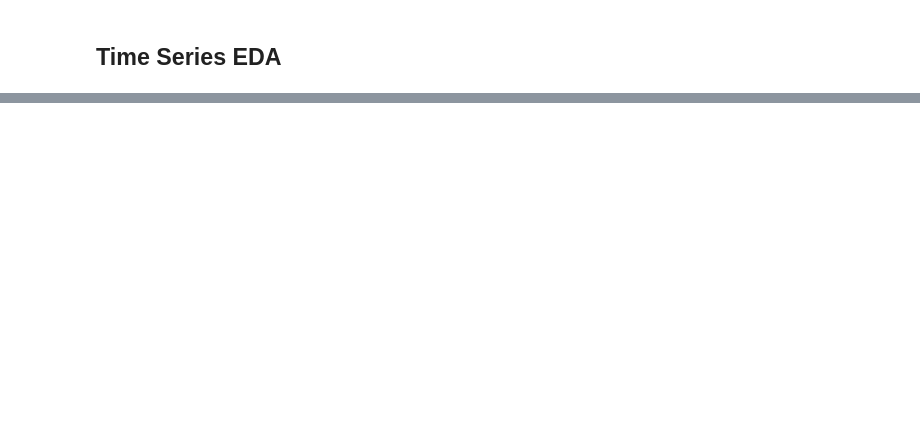
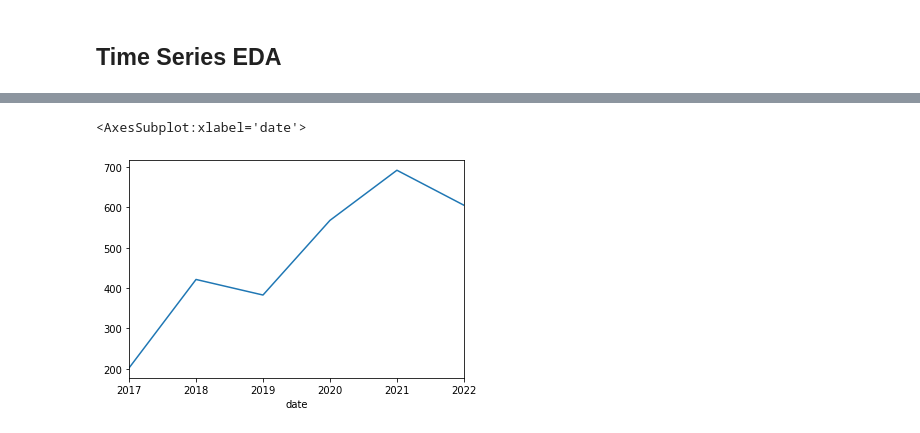
Before and after one commit to j-zymao/stock-price-time-series-analysis, a Jupyter notebook: stock_price_prediction.ipynb, the cells around one changed output, grey strips where cells are left out. Saved outputs shown, nothing was run; the diff lists cells and outputs as text; code cells hidden in the pictures; blank space fills up the shorter version.

```diff
--- a/stock_price_prediction.ipynb
+++ b/stock_price_prediction.ipynb
@@ -56,0 +108,5 @@ ACB['High'].plot(figsize = (12,4))
+# %%
+stock.resample(rule='A').max()['open'].plot()
+# %% [output]
+<AxesSubplot:xlabel='date'>
+[figure, added]
```
Also changed, not shown: parts of 45 cells of this notebook, 1 other file.
